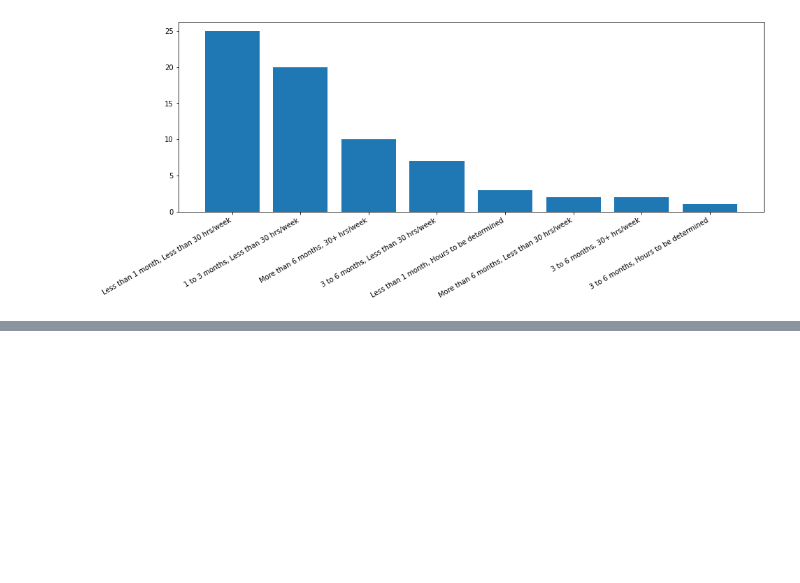
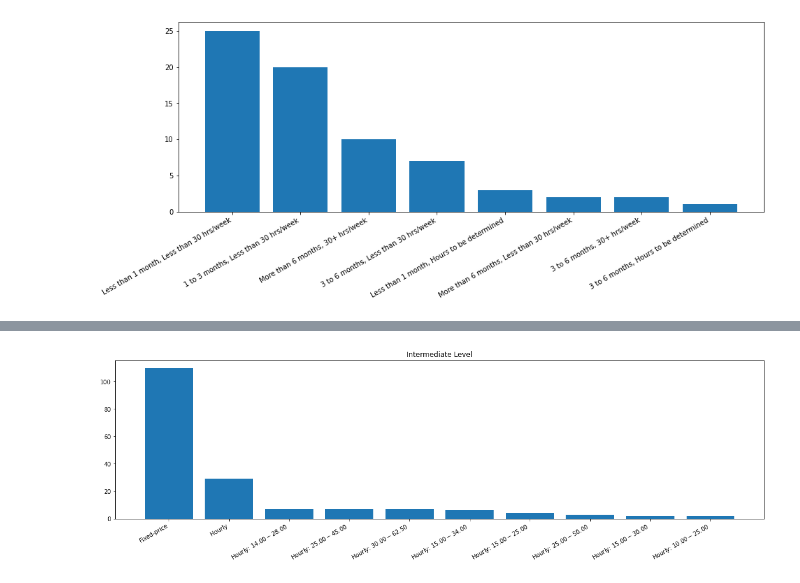
Before and after one commit to jvicrosario1106/husay_project_task, a Jupyter notebook: Data Analysis/Upwork Analysis/upwork_artist.ipynb, the cells around one changed output, grey strips where cells are left out. Saved outputs shown, nothing was run; the diff lists cells and outputs as text; code cells hidden in the pictures; blank space fills up the shorter version.

```diff
--- a/Data Analysis/Upwork Analysis/upwork_artist.ipynb
+++ b/Data Analysis/Upwork Analysis/upwork_artist.ipynb
@@ -106,0 +118,11 @@ plt.show()
+# %%
+filt = (merge["CT"] == "Intermediate")
+count_entry_level = merge.loc[filt,"JT"].value_counts()[0:10]
+
+plt.figure(figsize=(20,5))
+plt.bar(count_entry_level.index, count_entry_level.values)
+plt.title("Intermediate Level")
+plt.xticks(rotation="30", ha="right")
+plt.show()
+# %% [output]
+[figure, added]
```
Also changed, not shown: parts of 2 cells of this notebook, 8 other files.
